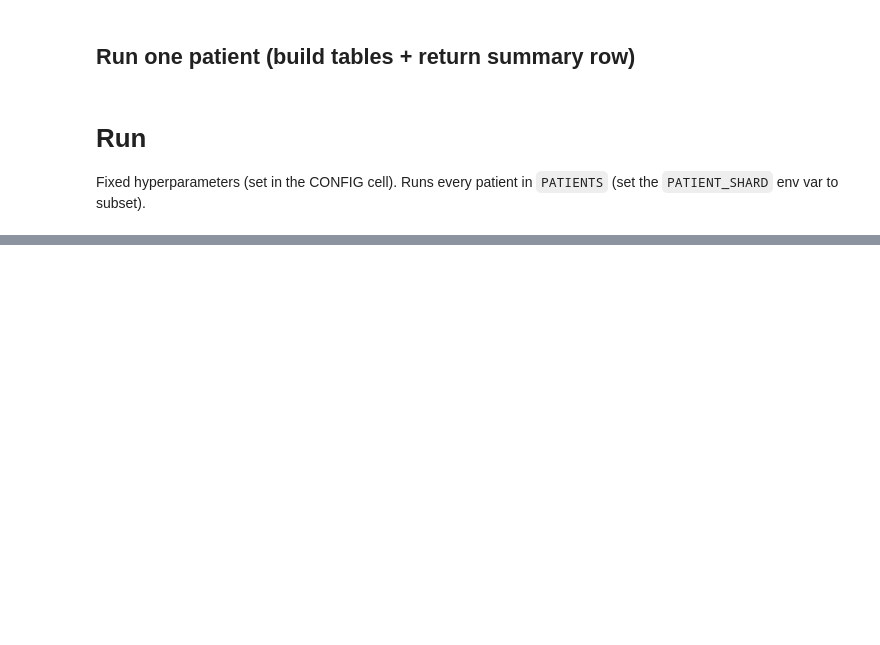
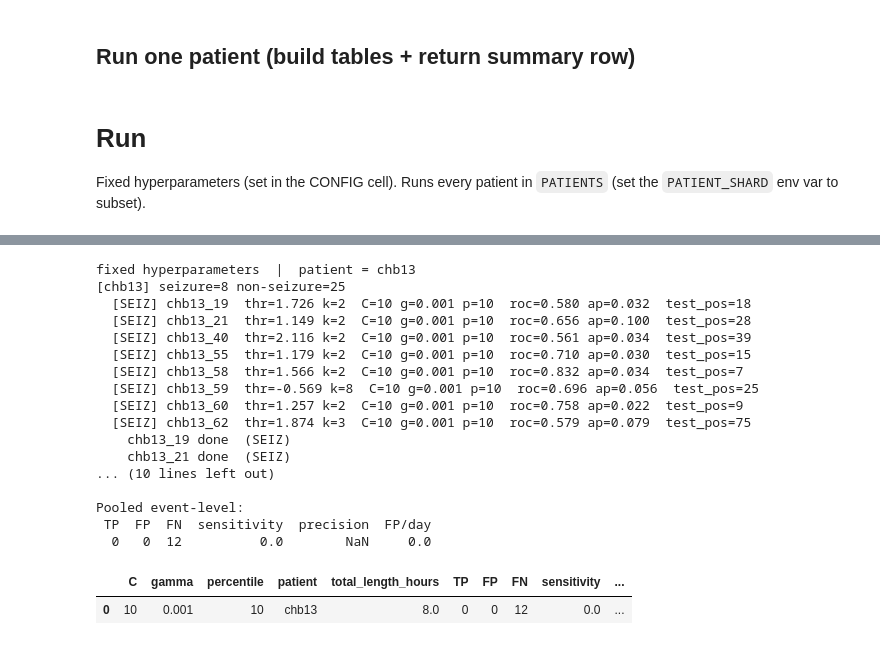
Before and after one commit to ritzww/THESIS_Directed_Connectivity_and_Data_Leakage_In_EEG_Seizure_Detection, a Jupyter notebook: 12. Ablatian Model Complete.ipynb, the cells around one changed output, grey strips where cells are left out. Saved outputs shown, nothing was run; the diff lists cells and outputs as text; code cells hidden in the pictures; blank space fills up the shorter version.

```diff
--- a/12. Ablatian Model Complete.ipynb
+++ b/12. Ablatian Model Complete.ipynb
@@ -1188,0 +1539,74 @@ summary_df
+# %%
+PATIENT = "chb13"          # <-- the single patient to run
+
+print(f"fixed hyperparameters  |  patient = {PATIENT}")
+
+SUMMARY_CSV = f"RESULTS_SUMMARY_{PATIENT}.csv"
+SEGMENT_CSV = f"SEGMENT_PER_RECORD_{PATIENT}.csv"
+
+all_summaries, all_segments = [], []
+
+for patient in [PATIENT]:
+    try:
+        srow, segrows = run_patient(patient, cfg)
+
+        if srow is not None:
+            all_summaries.append(srow)
+            all_segments.extend(segrows)
+
+        pd.DataFrame(all_summaries).to_csv(SUMMARY_CSV, index=False)
+        pd.DataFrame(all_segments).to_csv(SEGMENT_CSV, index=False)
+
+        print(f"  >>> SAVED [{patient}] -> {SUMMARY_CSV}", flush=True)
+
+    except Exception as e:
+        print(f"[{patient}] FAILED: {type(e).__name__}: {e}")
+        continue
+
+# final write
+summary_df = pd.DataFrame(all_summaries)
+summary_df.to_csv(SUMMARY_CSV, index=False)
+pd.DataFrame(all_segments).to_csv(SEGMENT_CSV, index=False)
+
+print(f"\nWrote {SUMMARY_CSV}")
+
+# pooled metrics
+if len(summary_df):
+    TP = summary_df.TP.sum()
+    FP = summary_df.FP.sum()
+    FN = summary_df.FN.sum()
+    total_hours = summary_df.total_length_hours.sum()
+
+    pooled = pd.DataFrame([{
+        "TP": TP,
+        "FP": FP,
+        "FN": FN,
+        "sensitivity": TP/(TP+FN) if (TP+FN) else float("nan"),
+        "precision": TP/(TP+FP) if (TP+FP) else float("nan"),
+        "FP/day": FP/(total_hours/24) if total_hours else float("nan"),
+    }])
+
+    print("\nPooled event-level:")
+    print(pooled.to_string(index=False))
+
+summary_df
+# %% [output]
+fixed hyperparameters  |  patient = chb13
+[chb13] seizure=8 non-seizure=25
+  [SEIZ] chb13_19  thr=1.726 k=2  C=10 g=0.001 p=10  roc=0.580 ap=0.032  test_pos=18
+  [SEIZ] chb13_21  thr=1.149 k=2  C=10 g=0.001 p=10  roc=0.656 ap=0.100  test_pos=28
+  [SEIZ] chb13_40  thr=2.116 k=2  C=10 g=0.001 p=10  roc=0.561 ap=0.034  test_pos=39
+  [SEIZ] chb13_55  thr=1.179 k=2  C=10 g=0.001 p=10  roc=0.710 ap=0.030  test_pos=15
+  [SEIZ] chb13_58  thr=1.566 k=2  C=10 g=0.001 p=10  roc=0.832 ap=0.034  test_pos=7
+  [SEIZ] chb13_59  thr=-0.569 k=8  C=10 g=0.001 p=10  roc=0.696 ap=0.056  test_pos=25
+  [SEIZ] chb13_60  thr=1.257 k=2  C=10 g=0.001 p=10  roc=0.758 ap=0.022  test_pos=9
+  [SEIZ] chb13_62  thr=1.874 k=3  C=10 g=0.001 p=10  roc=0.579 ap=0.079  test_pos=75
+    chb13_19 done  (SEIZ)
+    chb13_21 done  (SEIZ)
+... (10 lines left out)
+
+Pooled event-level:
+ TP  FP  FN  sensitivity  precision  FP/day
+  0   0  12          0.0        NaN     0.0
+|  | C | gamma | percentile | patient | total_length_hours | TP | FP | FN | sensitivity | ... |
+| 0 | 10 | 0.001 | 10 | chb13 | 8.0 | 0 | 0 | 12 | 0.0 | ... |
```
Also changed, not shown: parts of 24 cells of this notebook, 1 other file.
